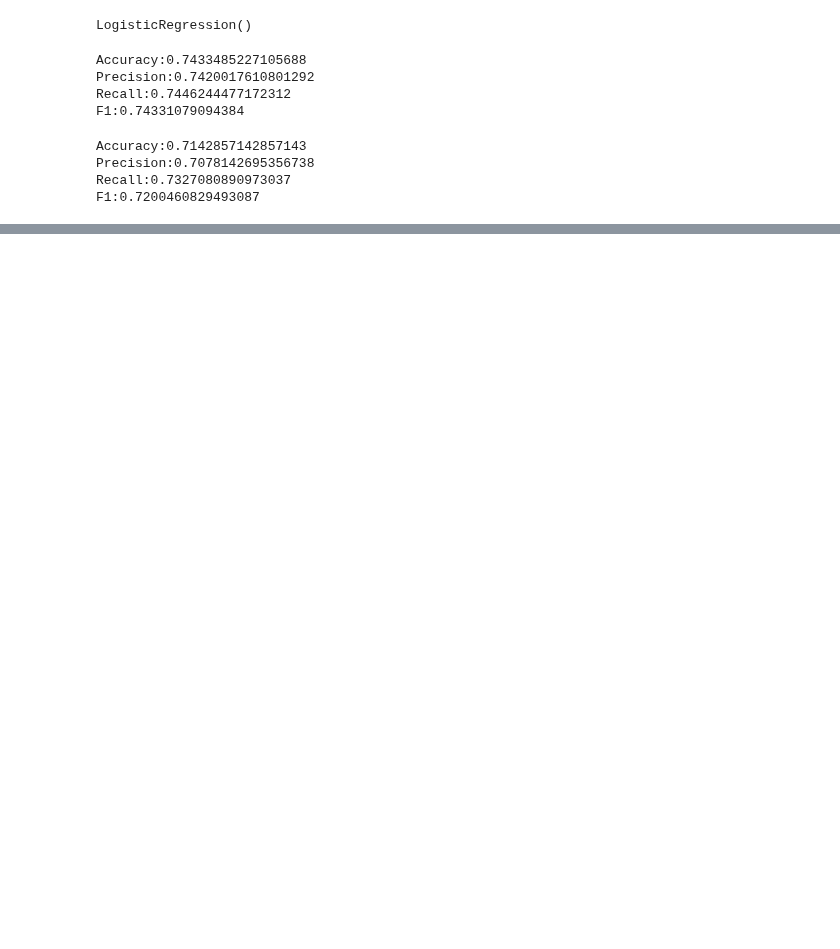
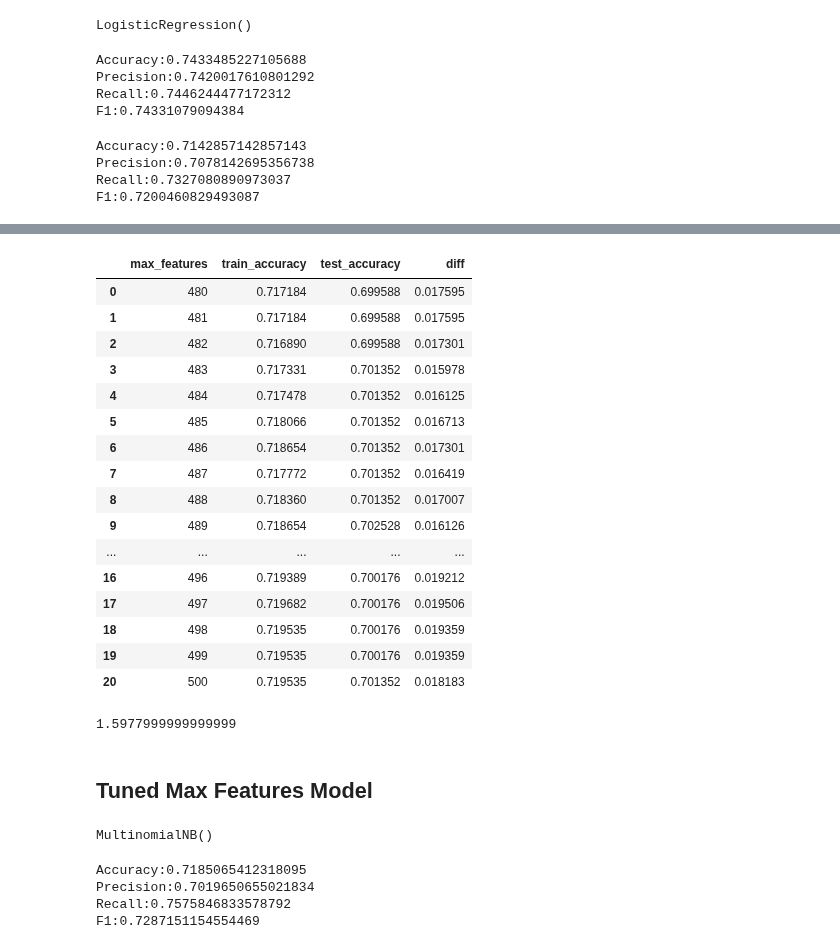
Before and after one commit to LHide14/YouTube-Analytics, a Jupyter notebook: nlp_title_model.ipynb, the cells around one changed output, grey strips where cells are left out. Drawn from its saved outputs; the diff is of its cells as text; code cells hidden in the pictures; blank space fills up the shorter version.

```diff
--- a/nlp_title_model.ipynb
+++ b/nlp_title_model.ipynb
@@ -347,0 +469,28 @@ with open ('nlp_title_model.pkl', 'wb') as file:
+# %%
+max_features_nbm(480,500,1)
+# %% [output]
+|  | max_features | train_accuracy | test_accuracy | diff |
+| 0 | 480 | 0.717184 | 0.699588 | 0.017595 |
+| 1 | 481 | 0.717184 | 0.699588 | 0.017595 |
+| 2 | 482 | 0.716890 | 0.699588 | 0.017301 |
+| 3 | 483 | 0.717331 | 0.701352 | 0.015978 |
+| 4 | 484 | 0.717478 | 0.701352 | 0.016125 |
+| 5 | 485 | 0.718066 | 0.701352 | 0.016713 |
+| 6 | 486 | 0.718654 | 0.701352 | 0.017301 |
+| 7 | 487 | 0.717772 | 0.701352 | 0.016419 |
+| 8 | 488 | 0.718360 | 0.701352 | 0.017007 |
+| 9 | 489 | 0.718654 | 0.702528 | 0.016126 |
+| ... | ... | ... | ... | ... |
+| 16 | 496 | 0.719389 | 0.700176 | 0.019212 |
+| 17 | 497 | 0.719682 | 0.700176 | 0.019506 |
+| 18 | 498 | 0.719535 | 0.700176 | 0.019359 |
+| 19 | 499 | 0.719535 | 0.700176 | 0.019359 |
+| 20 | 500 | 0.719535 | 0.701352 | 0.018183 |
+# %%
+# find the minimum difference from the most granular test, to mitigate overfitting, by keeping diff in accuracy score below 3%
+maxfe_df = max_features(480,500,1)
+round(maxfe_df['diff'].min(),6)*100
+# %% [output]
+1.5977999999999999
+# %% [markdown]
+## Tuned Max Features Model
@@ -347,0 +506,17 @@ with open ('nlp_title_model.pkl', 'wb') as file:
+# %%
+# train a naive bayes classifier
+nb_m = MultinomialNB()
+nb_m.fit(X_train_vec_nbm, y_train)
+# %% [output]
+MultinomialNB()
+# %%
+# predict on train data
+y_train_pred_nbm = nb_m.predict(X_train_vec_nbm)
+
+# check train data metric scores
+apr(y_train_pred_nbm, y_train)
+# %% [output]
+Accuracy:0.7185065412318095
+Precision:0.7019650655021834
+Recall:0.7575846833578792
+F1:0.7287151154554469
```
Also changed, not shown: parts of 32 cells of this notebook, 1 other file.
